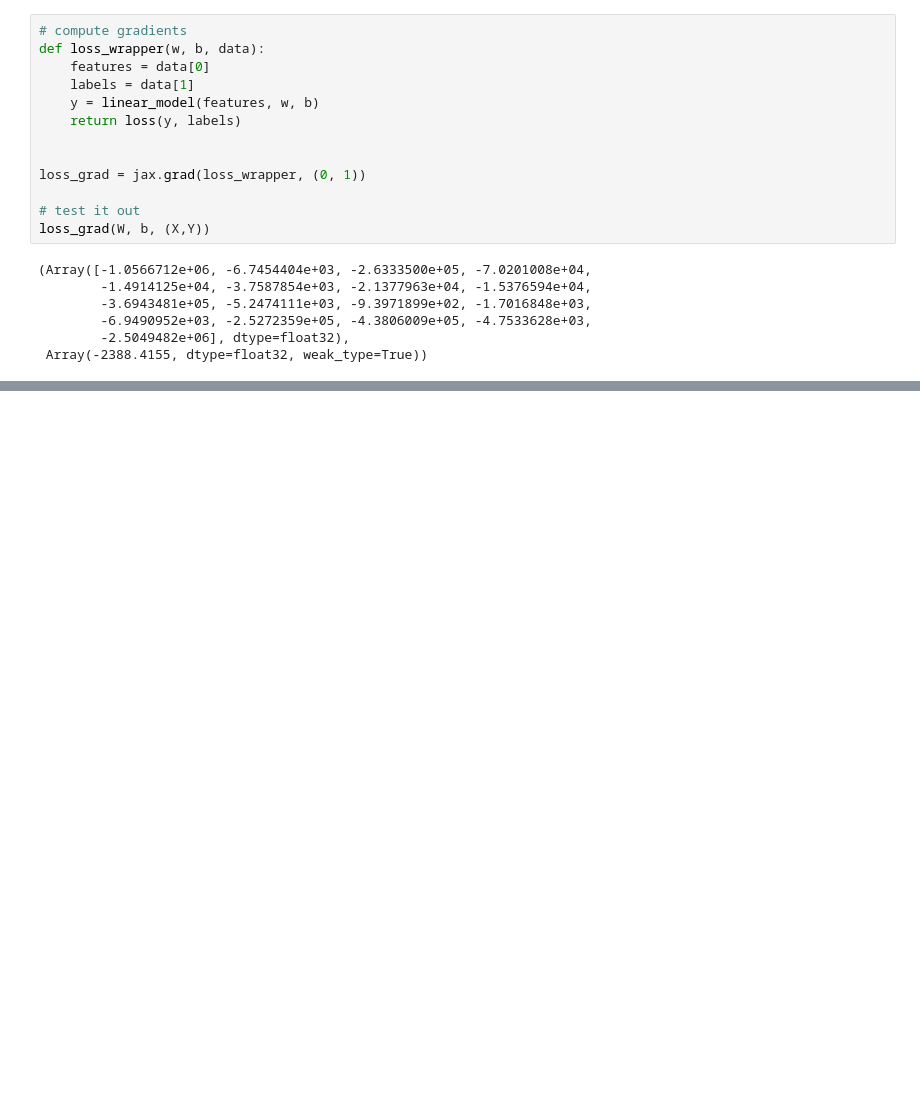
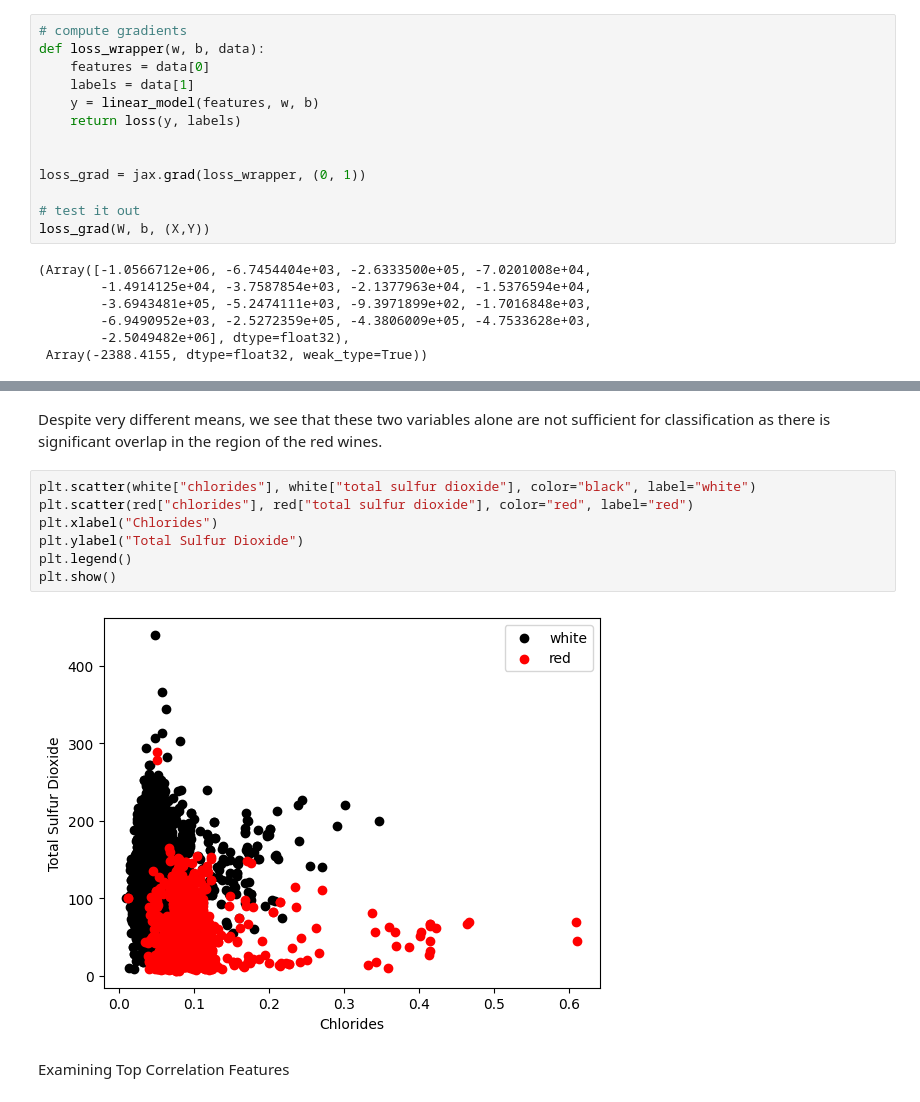
Before and after one commit to connorblake1/CHEM313, a Jupyter notebook: hw1/hw1.ipynb, the cells around one changed output, grey strips where cells are left out. Cells and saved outputs as stored; diff of their text form; blank space fills up the shorter version.

```diff
--- a/hw1/hw1.ipynb
+++ b/hw1/hw1.ipynb
@@ -165,0 +475,13 @@ plt.show()
+# %% [markdown]
+Despite very different means, we see that these two variables alone are not sufficient for classification as there is significant overlap in the region of the red wines.
+# %%
+plt.scatter(white["chlorides"], white["total sulfur dioxide"], color="black", label="white")
+plt.scatter(red["chlorides"], red["total sulfur dioxide"], color="red", label="red")
+plt.xlabel("Chlorides")
+plt.ylabel("Total Sulfur Dioxide")
+plt.legend()
+plt.show()
+# %% [output]
+[figure, added]
+# %% [markdown]
+Examining Top Correlation Features
```
Also changed, not shown: parts of 41 cells of this notebook, 3 other files.
